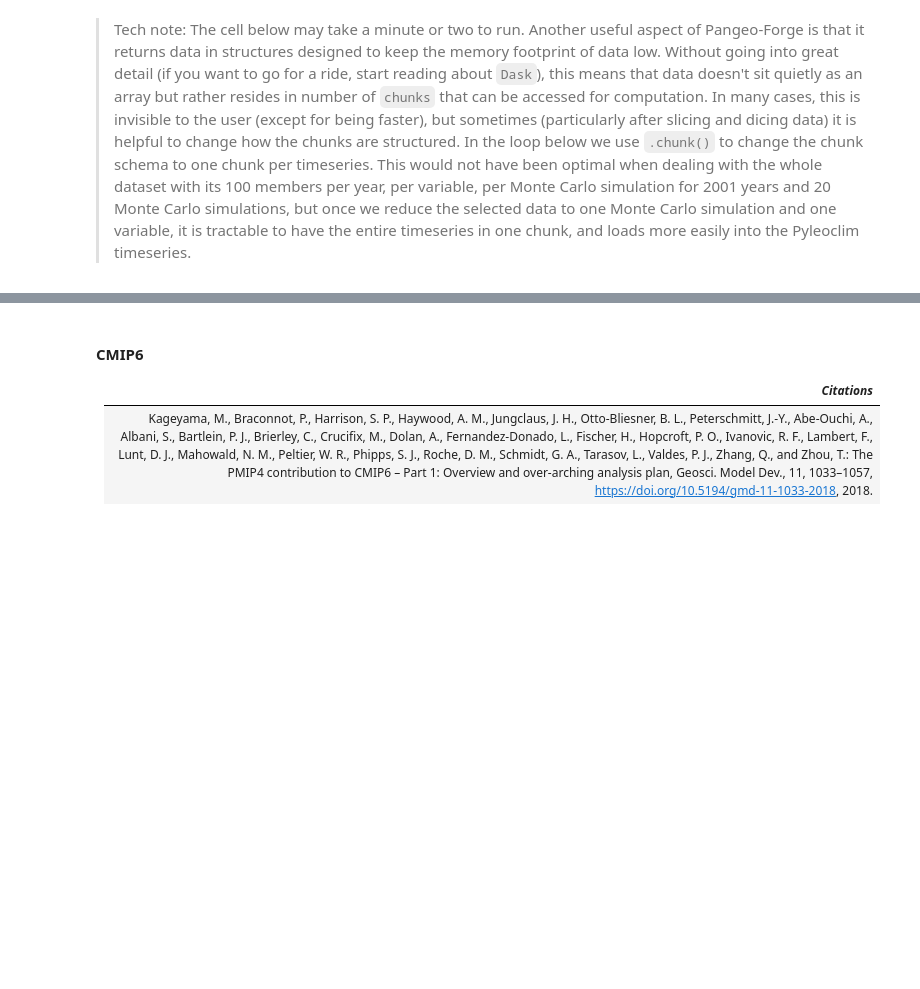
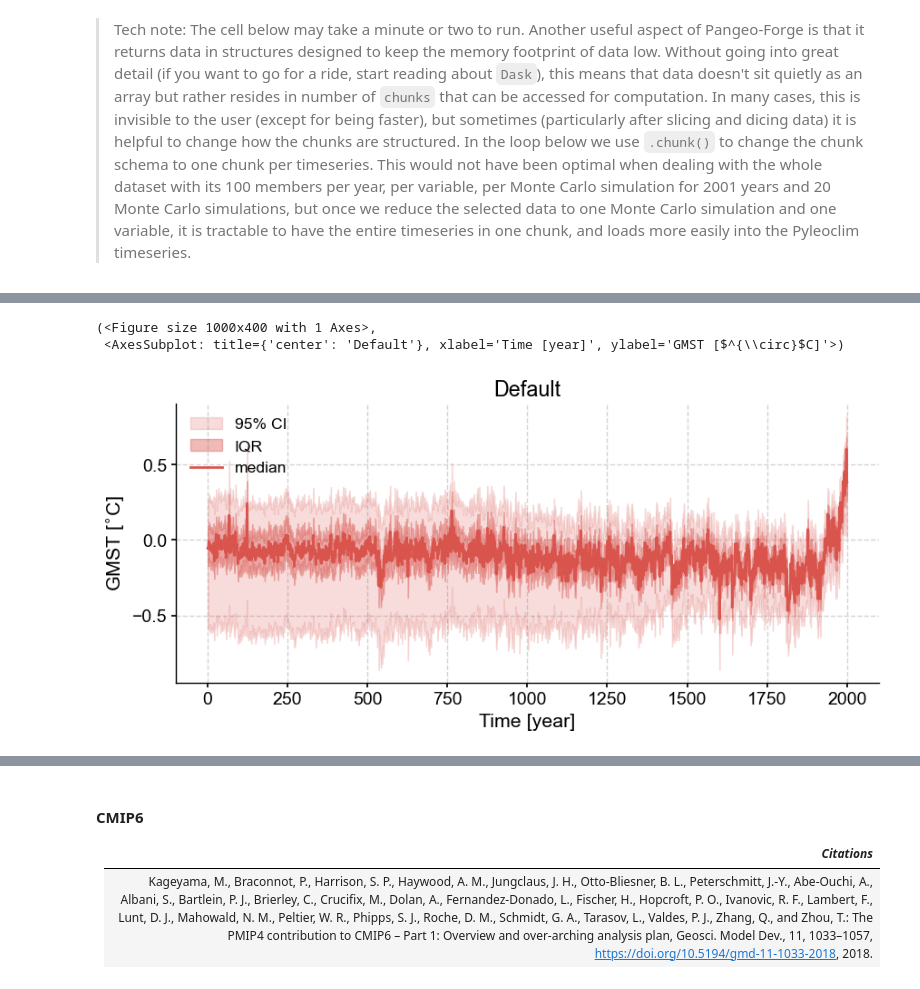
Before and after one commit to LinkedEarth/paleobooks_mathom, a Jupyter notebook: notebooks/CMIP6_LMR.ipynb, the cells around one changed output, grey strips where cells are left out. Cells and saved outputs as stored; diff of their text form; code cells hidden in the pictures; blank space fills up the shorter version.

```diff
--- a/notebooks/CMIP6_LMR.ipynb
+++ b/notebooks/CMIP6_LMR.ipynb
@@ -111,0 +162,6 @@ fig, ax = lmr_ens.plot_envelope( shade_alpha = .15,  ylabel='GMST [$^{\\circ}$C]
+# %%
+lmr_ens2.plot_envelope(title='Default')
+# %% [output]
+(<Figure size 1000x400 with 1 Axes>,
+ <AxesSubplot: title={'center': 'Default'}, xlabel='Time [year]', ylabel='GMST [$^{\\circ}$C]'>)
+[figure, added]
```
Also changed, not shown: parts of 16 cells of this notebook.
